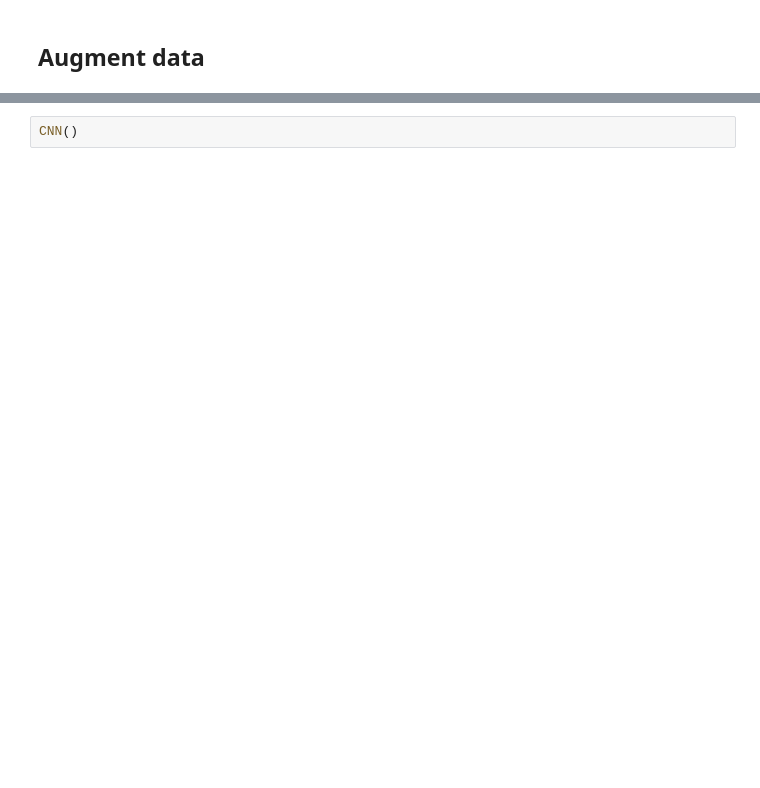
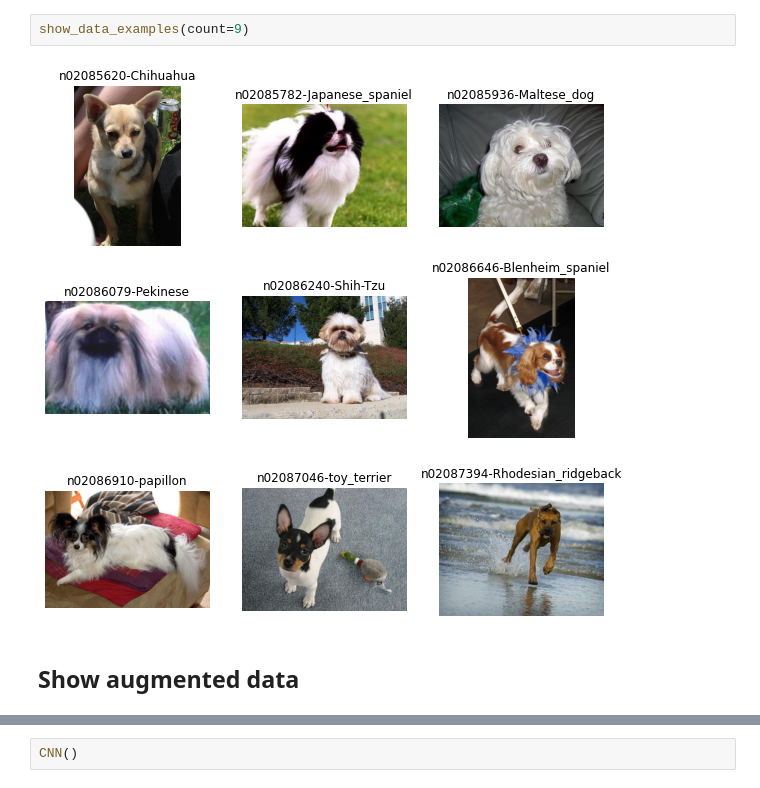
Before and after one commit to Sanderkk/ML_Project, a Jupyter notebook: model/main.ipynb, the cells around one changed output, grey strips where cells are left out. Cells and saved outputs as stored; diff of their text form; blank space fills up the shorter version.

```diff
--- a/model/main.ipynb
+++ b/model/main.ipynb
@@ -12,2 +64,6 @@ print("Load")
+# %%
+show_data_examples(count=9)
+# %% [output]
+[figure, added]
 # %% [markdown]
-## Augment data
+## Show augmented data
```
Also changed, not shown: parts of 18 cells of this notebook, 20 other files.
